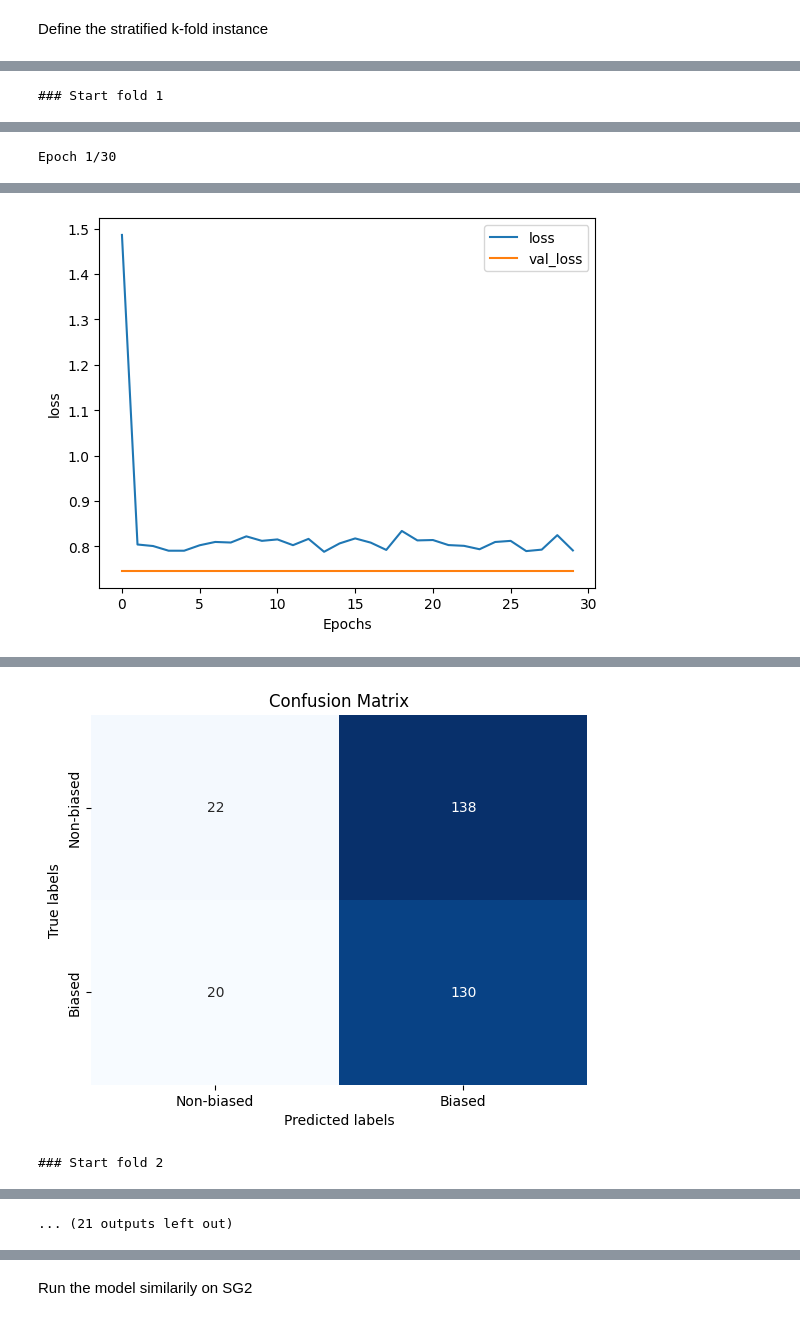
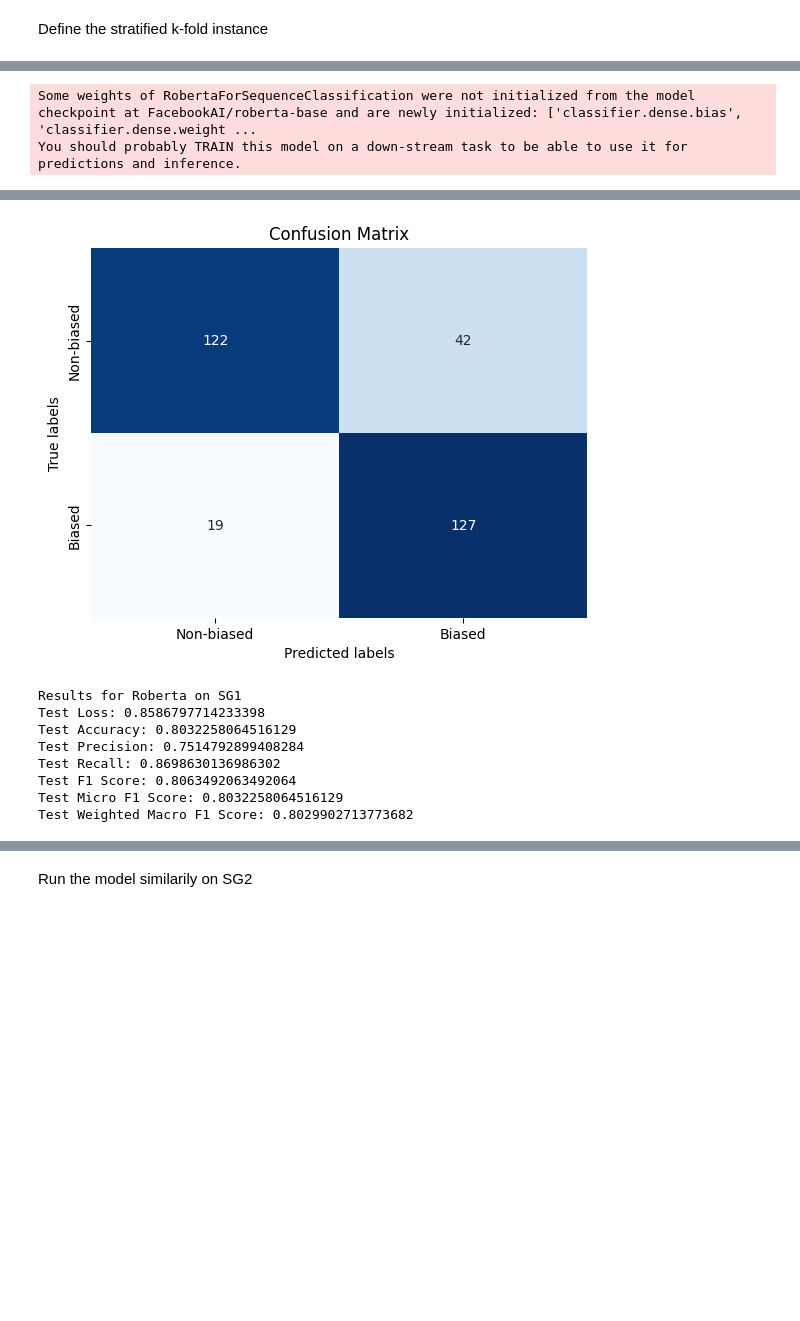
Before and after one commit to Hirbod-JORFlint/LLM-on-News-Bias-detection, a Jupyter notebook: finetune/finetuning.ipynb, the cells around one changed output, grey strips where cells are left out. Drawn from its saved outputs; the diff is of its cells as text; code cells hidden in the pictures; blank space fills up the shorter version.

```diff
--- a/finetune/finetuning.ipynb
+++ b/finetune/finetuning.ipynb
@@ -661,21 +772,15 @@ Test Weighted Macro F1 Score: 0.9708937693577644
 # %%
 tokenizer = RobertaTokenizer.from_pretrained('FacebookAI/roberta-base')
-val_loss, val_acc, val_prec, val_rec, val_f1, val_f1_micro, val_f1_wmacro = run_model_5fold(df1, named_file='df1',freeze_encoder=False, pretrained=False, plot=True)
-loss_cv = np.mean(val_loss)
-acc_cv = np.mean(val_acc)
-prec_cv = np.mean(val_prec)
-rec_cv = np.mean(val_rec)
-f1_cv = np.mean(val_f1)
-f1_micro_cv = np.mean(val_f1_micro)
-f1_wmacro_cv = np.mean(val_f1_wmacro)
+test_loss, test_acc, test_prec, test_rec, test_f1, test_f1_micro, test_f1_wmacro = run_model(named_file='df1_ov',freeze_encoder=False, pretrained=False, plot=False, init_type=None, learning_rate=2e-5, use_lora=False, use_custom_model=True)
 
 print('Results for Roberta on SG1')
-print('5-Fold CV Loss: {}'.format(loss_cv))
-print('5-Fold CV Accuracy: {}'.format(acc_cv))
-print('5-Fold CV Precision: {}'.format(prec_cv))
-print('5-Fold CV Recall: {}'.format(rec_cv))
-print('5-Fold CV F1 Score: {}'.format(f1_cv))
-print('5-Fold CV Micro F1 Score: {}'.format(f1_micro_cv))
-print('5-Fold CV Weighted Macro F1 Score: {}'.format(f1_wmacro_cv))
+print('Test Loss: {}'.format(test_loss))
+print('Test Accuracy: {}'.format(test_acc))
+print('Test Precision: {}'.format(test_prec))
+print('Test Recall: {}'.format(test_rec))
+print('Test F1 Score: {}'.format(test_f1))
+print('Test Micro F1 Score: {}'.format(test_f1_micro))
+print('Test Weighted Macro F1 Score: {}'.format(test_f1_wmacro))
 # %% [output]
-### Start fold 1
+Some weights of RobertaForSequenceClassification were not initialized from the model checkpoint at FacebookAI/roberta-base and are newly initialized: ['classifier.dense.bias', 'classifier.dense.weight ...
+You should probably TRAIN this model on a down-stream task to be able to use it for predictions and inference.
@@ -687 +804,9 @@ You should probably TRAIN this model on a down-stream task to be able to use it
+[figure, new version]
-Epoch 1/30
+Results for Roberta on SG1
+Test Loss: 0.8586797714233398
+Test Accuracy: 0.8032258064516129
+Test Precision: 0.7514792899408284
+Test Recall: 0.8698630136986302
+Test F1 Score: 0.8063492063492064
+Test Micro F1 Score: 0.8032258064516129
+Test Weighted Macro F1 Score: 0.8029902713773682
@@ -708 +812,0 @@ Epoch 30/30
-[figure, old version]
@@ -711,2 +812,0 @@ Epoch 30/30
-[figure, removed]
-### Start fold 2
@@ -736 +812,0 @@ Epoch 30/30
-... (21 outputs left out)
```
Also changed, not shown: parts of 84 cells of this notebook.
